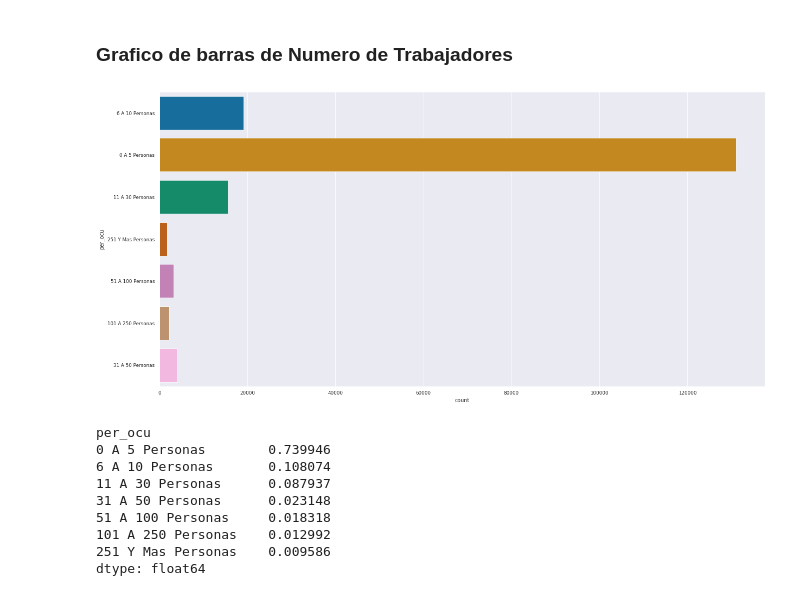
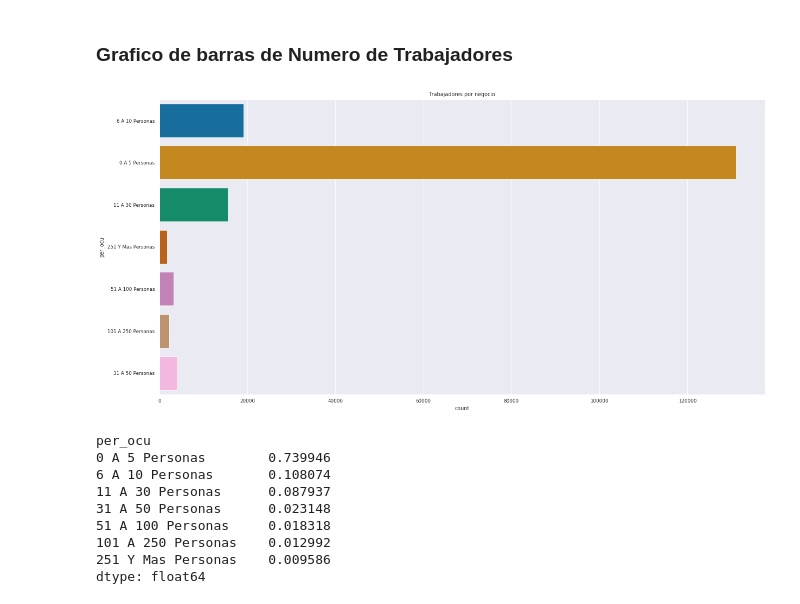
Before and after one commit to AngelGuadarrama/Consulta_DENUE, a Jupyter notebook: extractor_denue.ipynb, the cells around one changed output. Cells and saved outputs as stored; diff of their text form; code cells hidden in the pictures.

```diff
--- a/extractor_denue.ipynb
+++ b/extractor_denue.ipynb
@@ -300,9 +300,10 @@ Index(['id', 'nom_estab', 'raz_social', 'codigo_act', 'nombre_act', 'per_ocu',
 # %%
 plt.figure(figsize=(20,10))
 sns.countplot(data=datos, y='per_ocu')
+plt.title('Trabajadores por negocio')
 plt.show()
 # %% [output]
-[figure, old version]
+[figure, new version]
 # %%
 print(datos[['per_ocu']].value_counts(ascending=False, normalize=True))
 # %% [output]
```
Also changed, not shown: parts of 3 cells of this notebook.
